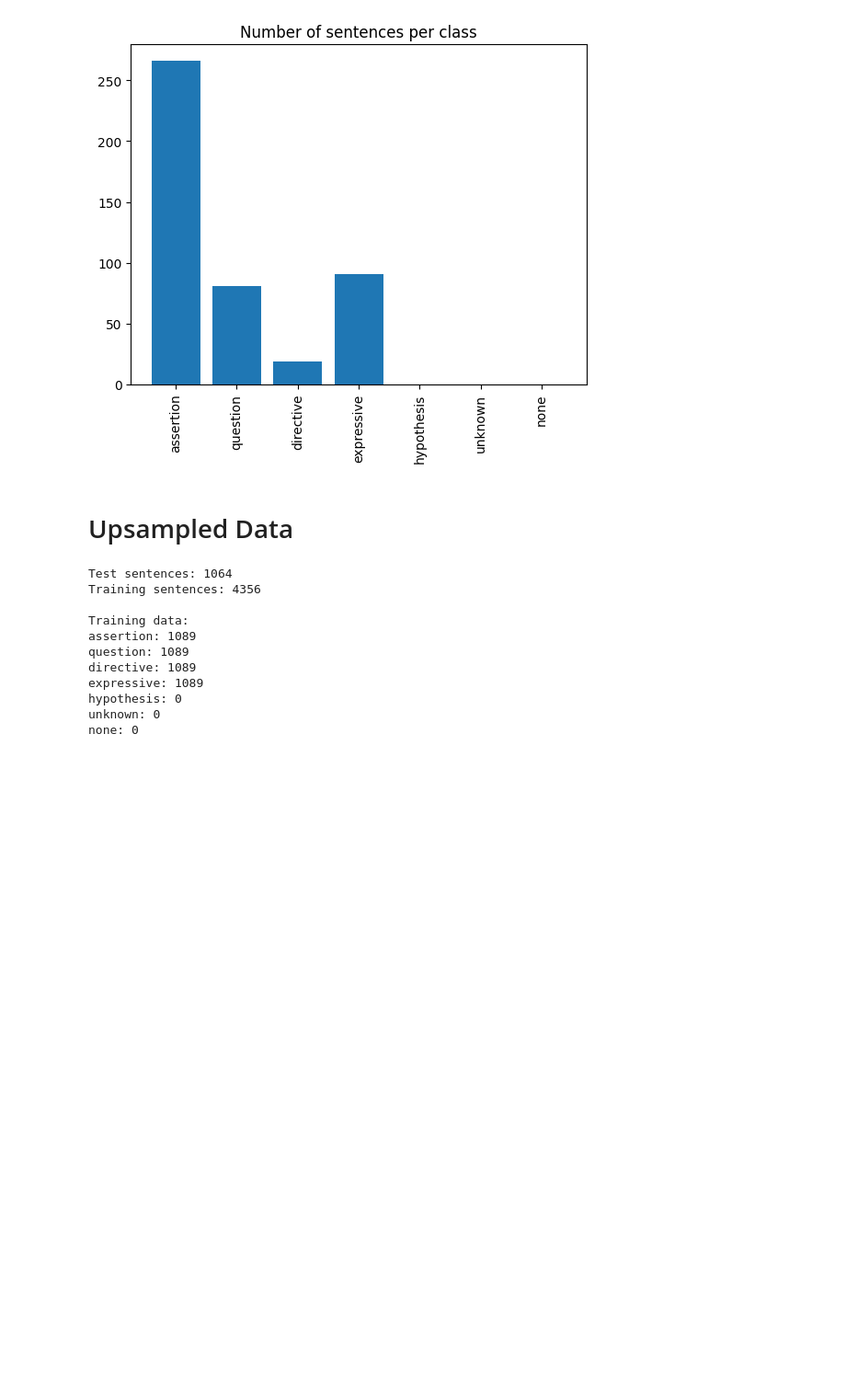
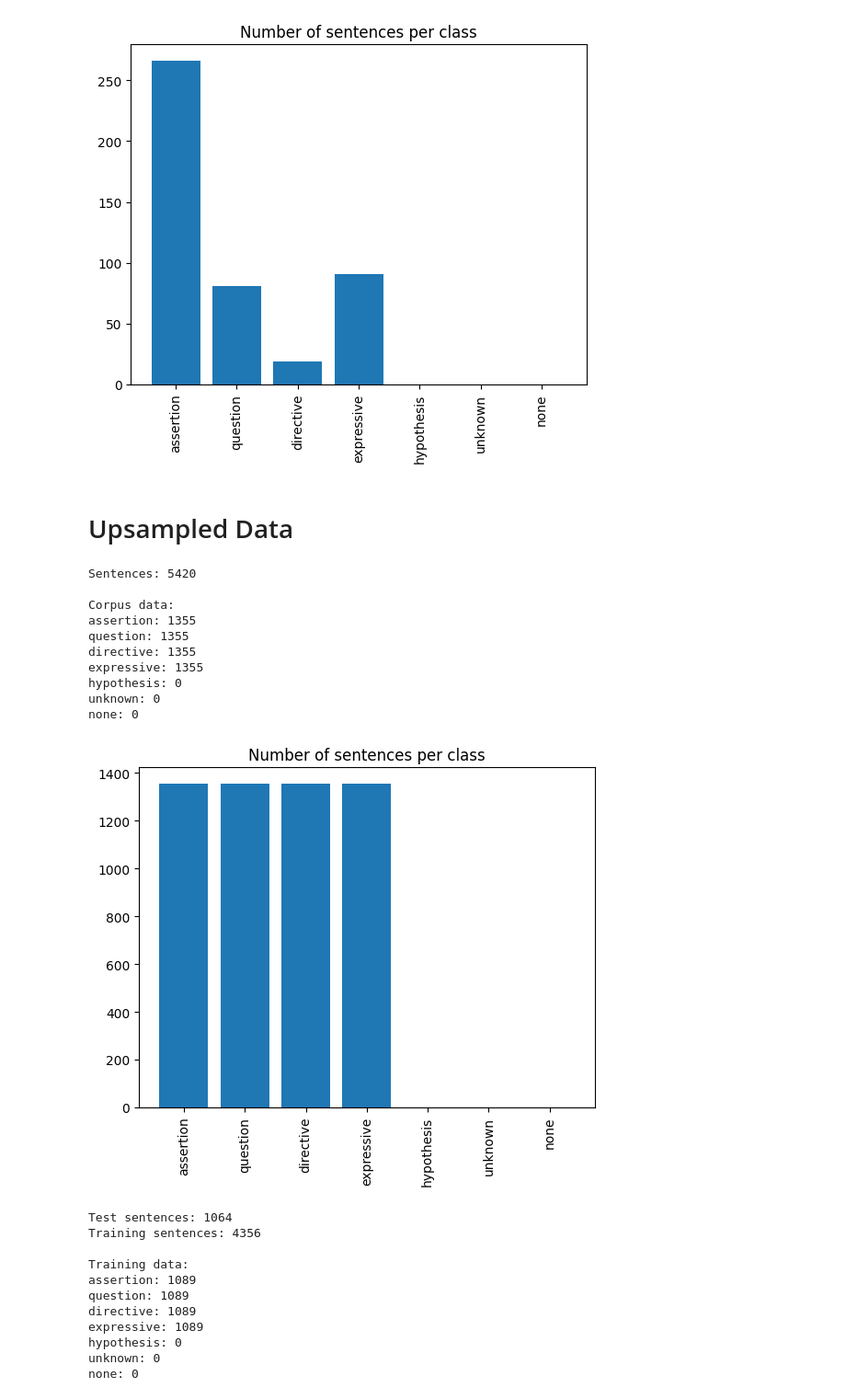
Before and after one commit to Daniel-B-Tufvesson/speech-act-classifier, a Jupyter notebook: notebooks/data_visualization.ipynb, the cells around one changed output. Shown at 92% size. Cells and saved outputs as stored; diff of their text form; code cells hidden in the pictures; blank space fills up the shorter version.

```diff
--- a/notebooks/data_visualization.ipynb
+++ b/notebooks/data_visualization.ipynb
@@ -82,6 +82,27 @@ none: 0
 [figure]
 # %% [markdown]
 # Upsampled Data
+# %%
+bal_corpus = corp.Corpus('../data/annotated data/dev-set-sentiment-upsampled.conllu.bz2')
+
+print(f'Sentences: {bal_corpus.sentence_count}')
+print()
+
+# Print the class frequencies.
+print('Corpus data:')
+plot_class_frequencies(bal_corpus, labels)
+# %% [output]
+Sentences: 5420
+
+Corpus data:
+assertion: 1355
+question: 1355
+directive: 1355
+expressive: 1355
+hypothesis: 0
+unknown: 0
+none: 0
+[figure, added]
 # %%
 bal_test_corpus = corp.Corpus('../data/annotated data/dev-set-sentiment-test-upsampled.conllu.bz2')
 bal_train_corpus = corp.Corpus('../data/annotated data/dev-set-sentiment-train-upsampled.conllu.bz2')
```
Also changed, not shown: 5 other files.
